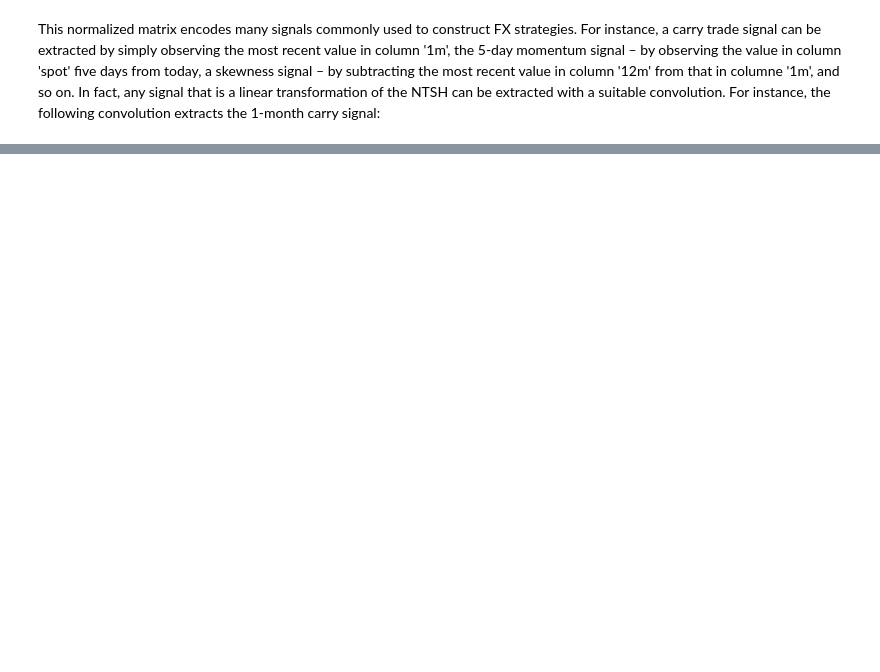
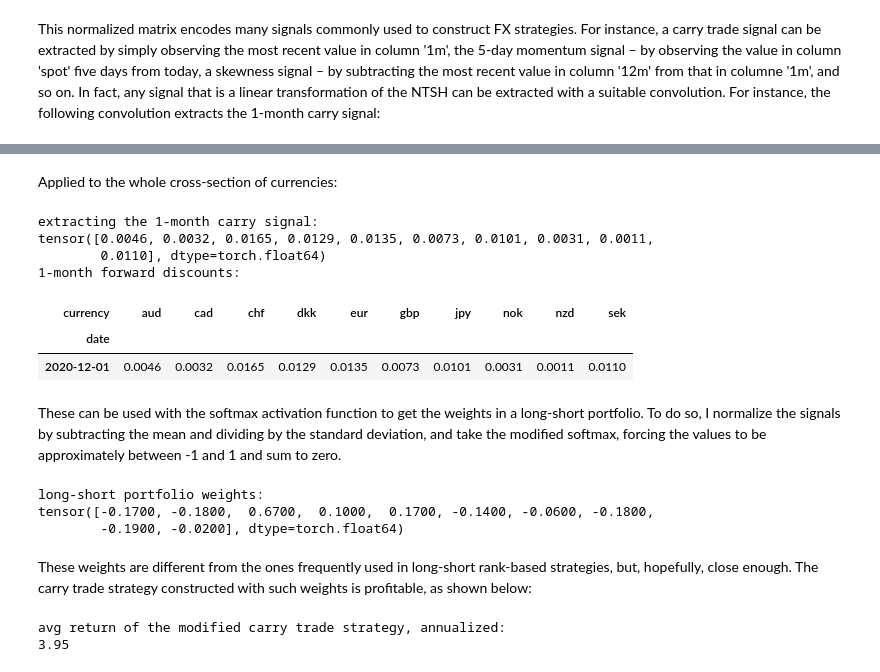
Before and after one commit to ipozdeev/fx-ml-strategies, a Jupyter notebook: demo.ipynb, the cells around one changed output, grey strips where cells are left out. Cells and saved outputs as stored; diff of their text form; code cells hidden in the pictures; blank space fills up the shorter version.

```diff
--- a/demo.ipynb
+++ b/demo.ipynb
@@ -95,0 +143,49 @@ lookback, n_tenors = example_ntsh.shape
+# %% [markdown]
+Applied to the whole cross-section of currencies:
+# %%
+ntsh = normalize_term_structure(
+    data["term_structure_history"].loc[:"2020-12-01"].tail(6)
+)
+
+# to tensor
+ntsh_t = torch.from_numpy(ntsh.values)
+n_tenors = len(ntsh.columns.unique("maturity"))
+
+print("extracting the 1-month carry signal:")
+print(
+    F.conv2d(ntsh_t[None, None, ...],
+             carry_conv[None, None, ...],
+             stride=(1, n_tenors)).squeeze()
+)
+
+print("1-month forward discounts:")
+display(style_time_series(ntsh.xs("1m", axis=1, level="maturity").tail(1),
+                          precision=4))
+# %% [output]
+extracting the 1-month carry signal:
+tensor([0.0046, 0.0032, 0.0165, 0.0129, 0.0135, 0.0073, 0.0101, 0.0031, 0.0011,
+        0.0110], dtype=torch.float64)
+1-month forward discounts:
+| currency | aud | cad | chf | dkk | eur | gbp | jpy | nok | nzd | sek |
+| date |  |  |  |  |  |  |  |  |  |  |
+| 2020-12-01 | 0.0046 | 0.0032 | 0.0165 | 0.0129 | 0.0135 | 0.0073 | 0.0101 | 0.0031 | 0.0011 | 0.0110 |
+# %% [markdown]
+These can be used with the softmax activation function to get the weights in a long-short portfolio. To do so, I normalize the signals by subtracting the mean and dividing by the standard deviation, and take the modified softmax, forcing the values to be approximately between -1 and 1 and sum to zero.
+# %%
+# calculate signals
+signals = F.conv2d(ntsh_t[None, None, ...],
+                   carry_conv[None, None, ...],
+                   stride=(1, n_tenors)).squeeze()
+n_assets = len(signals)
+
+# normalize, take softmax with temperature parameter = 1.5
+w = (F.softmax((signals - torch.mean(signals)) / torch.std(signals) * 1.5, dim=0) - 1/n_assets) * 2
+
+print("long-short portfolio weights:")
+print(w)
+# %% [output]
+long-short portfolio weights:
+tensor([-0.1700, -0.1800,  0.6700,  0.1000,  0.1700, -0.1400, -0.0600, -0.1800,
+        -0.1900, -0.0200], dtype=torch.float64)
+# %% [markdown]
+These weights are different from the ones frequently used in long-short rank-based strategies, but, hopefully, close enough. The carry trade strategy constructed with such weights is profitable, as shown below:
@@ -95,0 +204,12 @@ lookback, n_tenors = example_ntsh.shape
+# %%
+_fd = data["fd_annualized"].xs("1m", axis=1, level="maturity")
+fd = torch.from_numpy(_fd.values)
+signals_carry = pd.DataFrame(normalized_softmax(fd).numpy(),
+                             index=_fd.index, columns=_fd.columns)
+carry_rx = rx.mul(signals_carry).sum(axis=1)
+
+print("avg return of the modified carry trade strategy, annualized:")
+print(np.round(carry_rx.mean() * 1200, 2))
+# %% [output]
+avg return of the modified carry trade strategy, annualized:
+3.95
```
Also changed, not shown: parts of 9 cells of this notebook.
